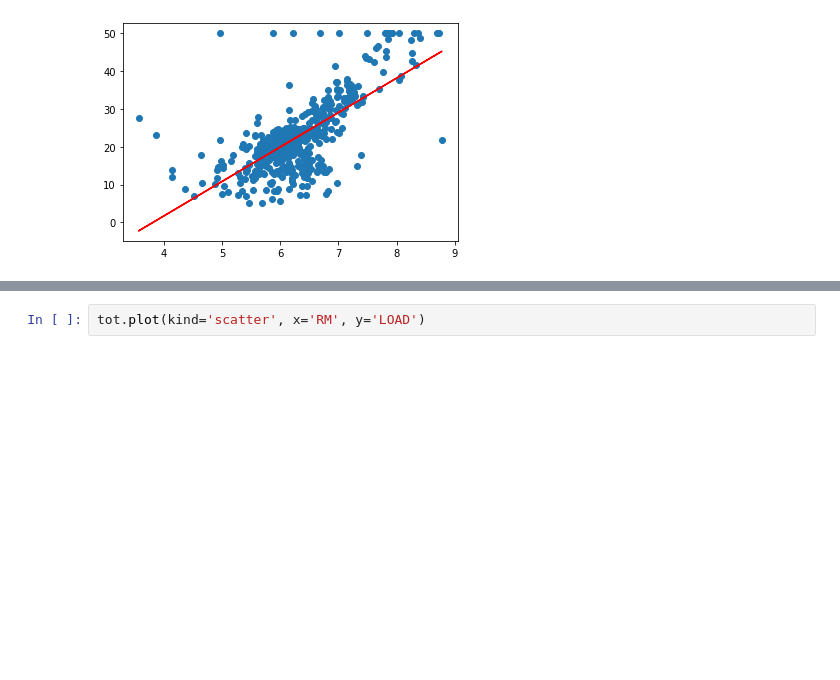
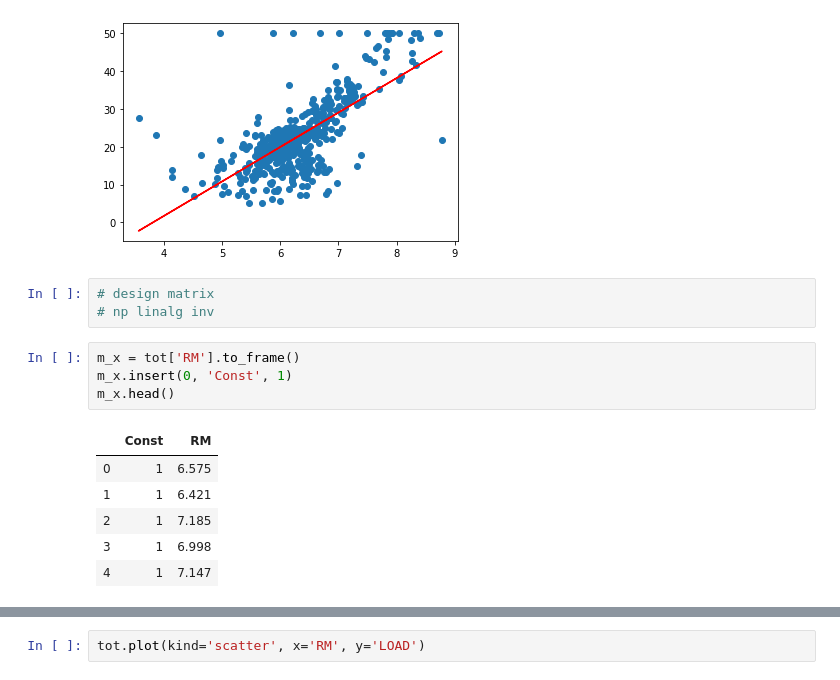
Before and after one commit to kangmj90/python, a Jupyter notebook: sample/load_boston.ipynb, the cells around one changed output, grey strips where cells are left out. Cells and saved outputs as stored; diff of their text form; blank space fills up the shorter version.

```diff
--- a/sample/load_boston.ipynb
+++ b/sample/load_boston.ipynb
@@ -74,3 +74,17 @@ plt.plot(tot['RM'],predict(tot['RM']), color='red')
 # %% [output]
 [<matplotlib.lines.Line2D at 0x...>]
 [figure]
+# %%
+# design matrix
+# np linalg inv
+# %%
+m_x = tot['RM'].to_frame()
+m_x.insert(0, 'Const', 1)
+m_x.head()
+# %% [output]
+|  | Const | RM |
+| 0 | 1 | 6.575 |
+| 1 | 1 | 6.421 |
+| 2 | 1 | 7.185 |
+| 3 | 1 | 6.998 |
+| 4 | 1 | 7.147 |
```
Also changed, not shown: parts of 7 cells of this notebook, 2 other files.
